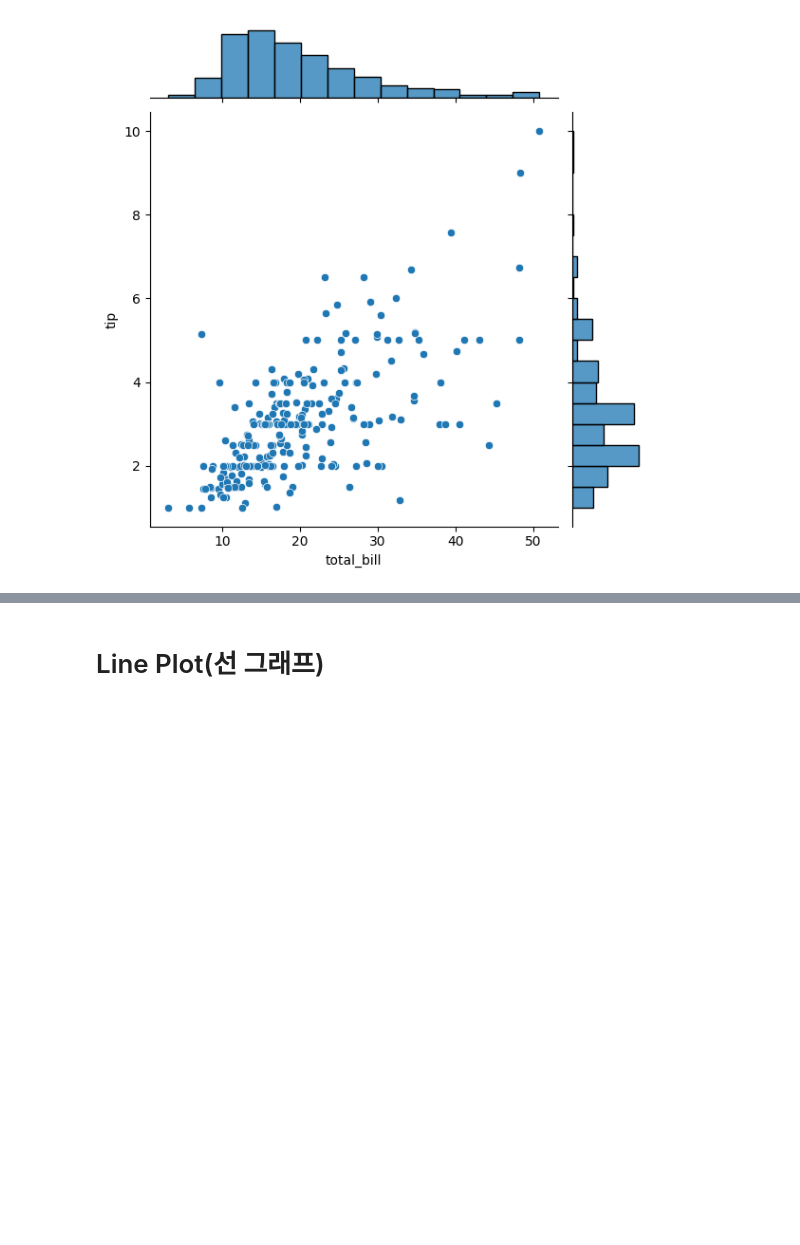
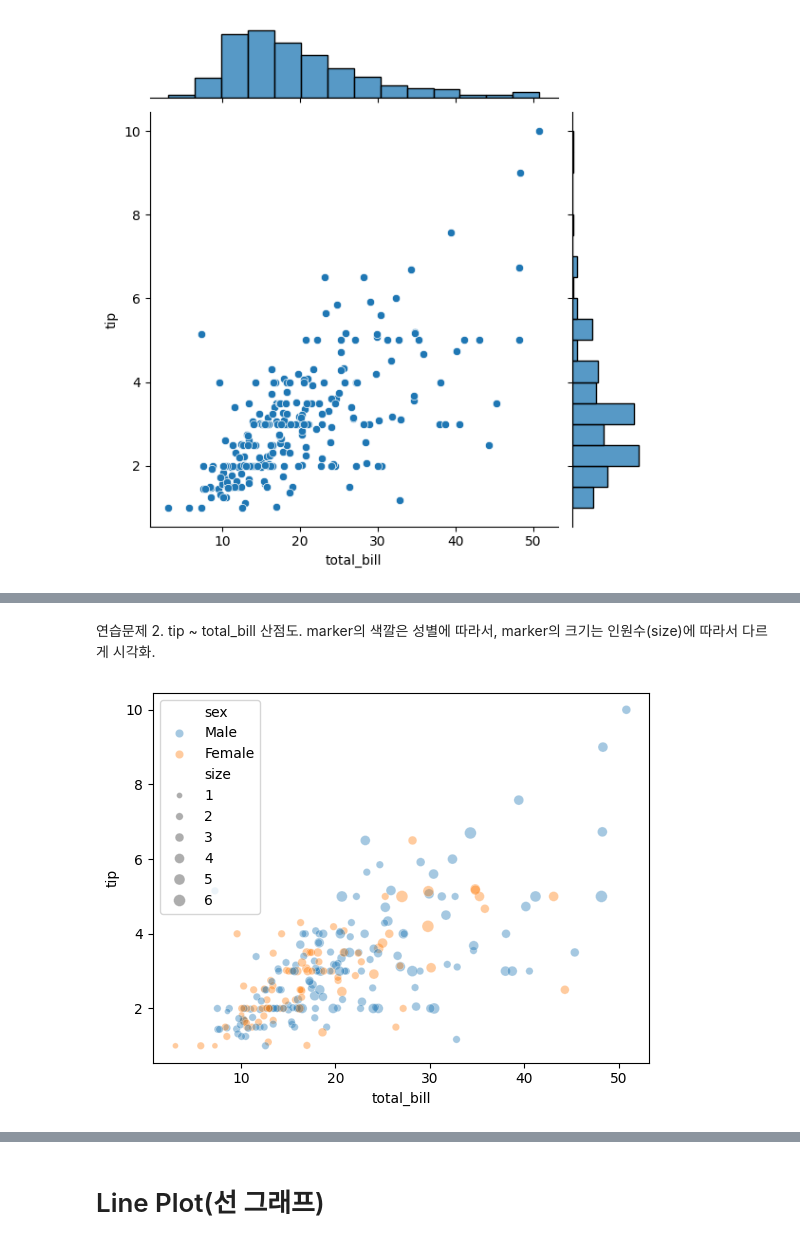
Before and after one commit to JakeOh/202504_itwill_oracle88, a Jupyter notebook: python21.ipynb, the cells around one changed output, grey strips where cells are left out. Cells and saved outputs as stored; diff of their text form; code cells hidden in the pictures; blank space fills up the shorter version.

```diff
--- a/python21.ipynb
+++ b/python21.ipynb
@@ -364,0 +372,7 @@ plt.show()
+# %% [markdown]
+연습문제 2. tip ~ total_bill 산점도. marker의 색깔은 성별에 따라서, marker의 크기는 인원수(size)에 따라서 다르게 시각화.
+# %%
+sns.scatterplot(data=tips, x='total_bill', y='tip', hue='sex', size='size', alpha=0.4)
+plt.show()
+# %% [output]
+[figure, added]
```
Also changed, not shown: parts of 12 cells of this notebook.
